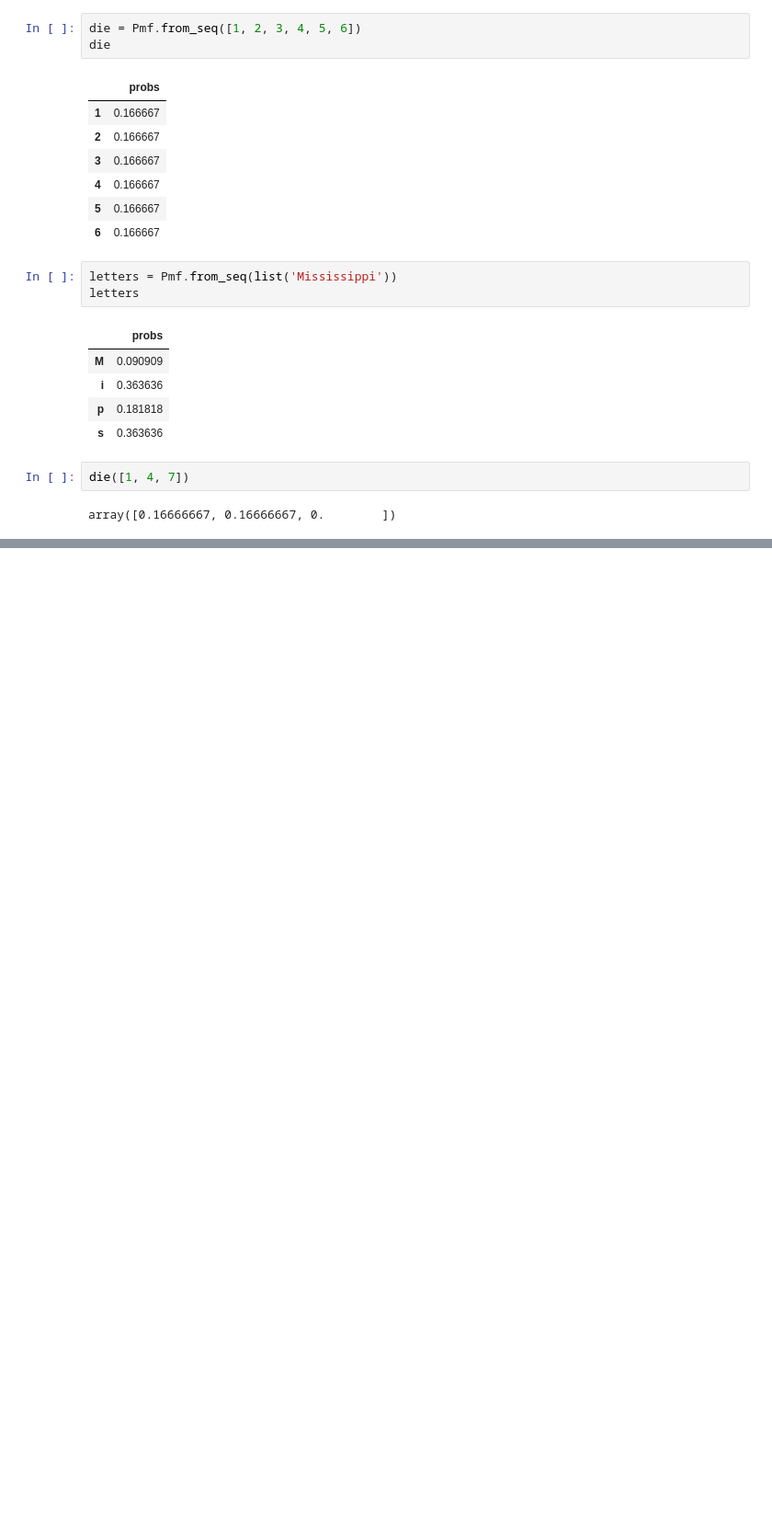
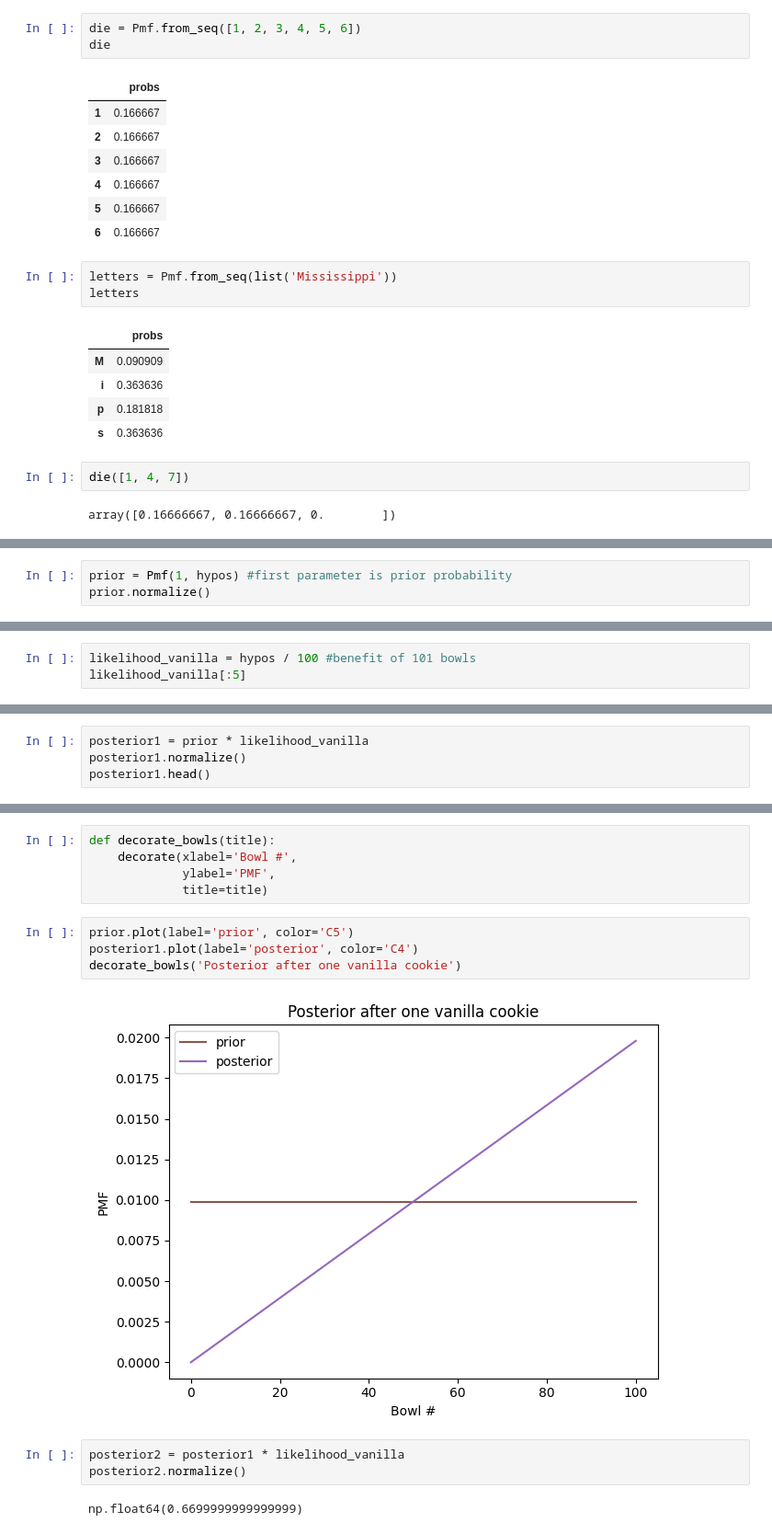
Before and after one commit to jpkatz/stats_practice, a Jupyter notebook: bayes/chapter_03.ipynb, the cells around one changed output, grey strips where cells are left out. Shown: that part at 92% size. Drawn from its saved outputs; the diff is of its cells as text; blank space fills up the shorter version.

```diff
--- a/bayes/chapter_03.ipynb
+++ b/bayes/chapter_03.ipynb
@@ -35,0 +87,3 @@ array([0.16666667, 0.16666667, 0.        ])
+# %%
+prior = Pmf(1, hypos) #first parameter is prior probability
+prior.normalize()
@@ -35,0 +99,3 @@ array([0.16666667, 0.16666667, 0.        ])
+# %%
+likelihood_vanilla = hypos / 100 #benefit of 101 bowls
+likelihood_vanilla[:5]
@@ -35,0 +104,4 @@ array([0.16666667, 0.16666667, 0.        ])
+# %%
+posterior1 = prior * likelihood_vanilla
+posterior1.normalize()
+posterior1.head()
@@ -35,0 +157,16 @@ array([0.16666667, 0.16666667, 0.        ])
+# %%
+def decorate_bowls(title):
+    decorate(xlabel='Bowl #',
+             ylabel='PMF',
+             title=title)
+# %%
+prior.plot(label='prior', color='C5')
+posterior1.plot(label='posterior', color='C4')
+decorate_bowls('Posterior after one vanilla cookie')
+# %% [output]
+[figure, added]
+# %%
+posterior2 = posterior1 * likelihood_vanilla
+posterior2.normalize()
+# %% [output]
+np.float64(0.6699999999999999)
```
Also changed, not shown: parts of 34 cells of this notebook, 1 other file.
